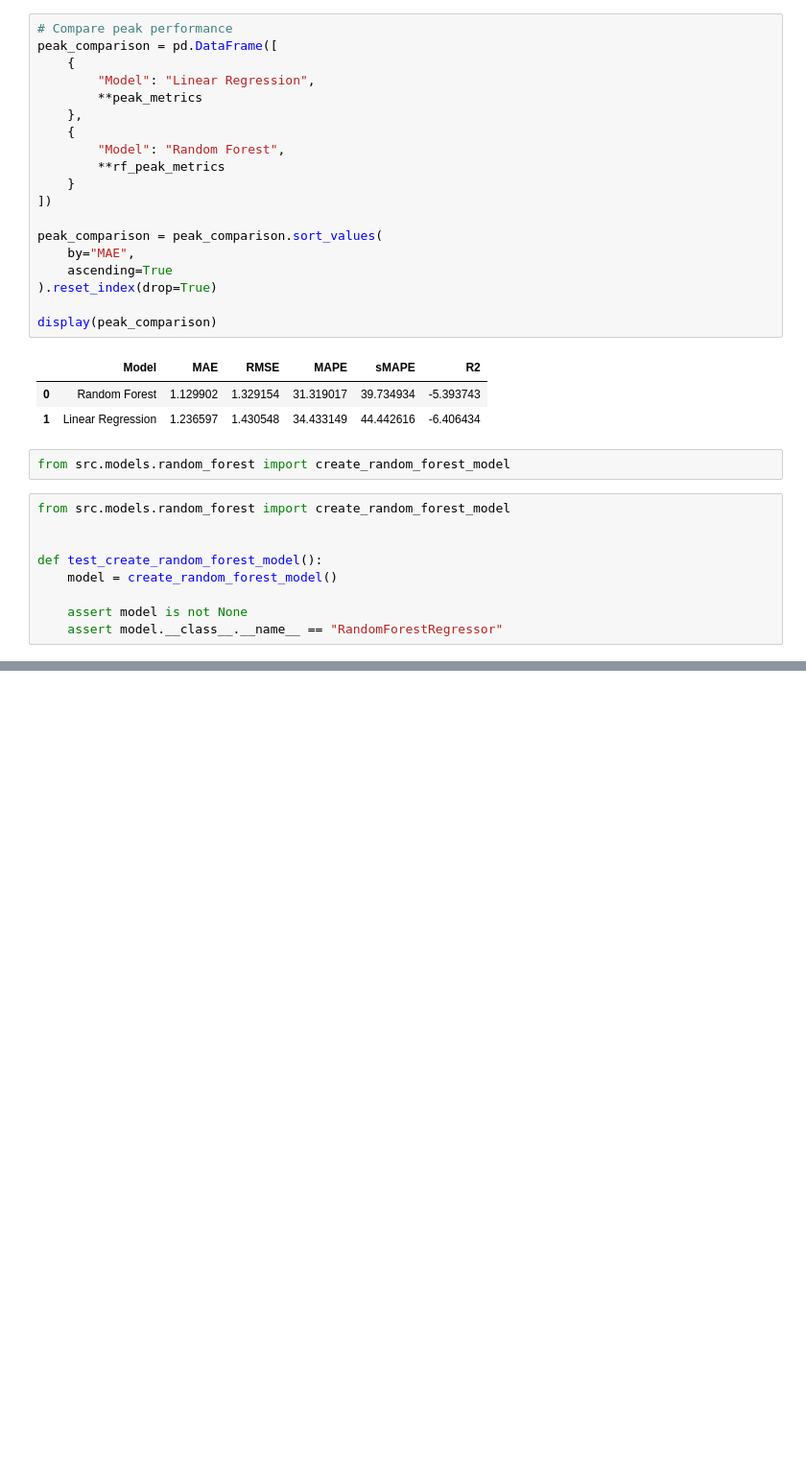
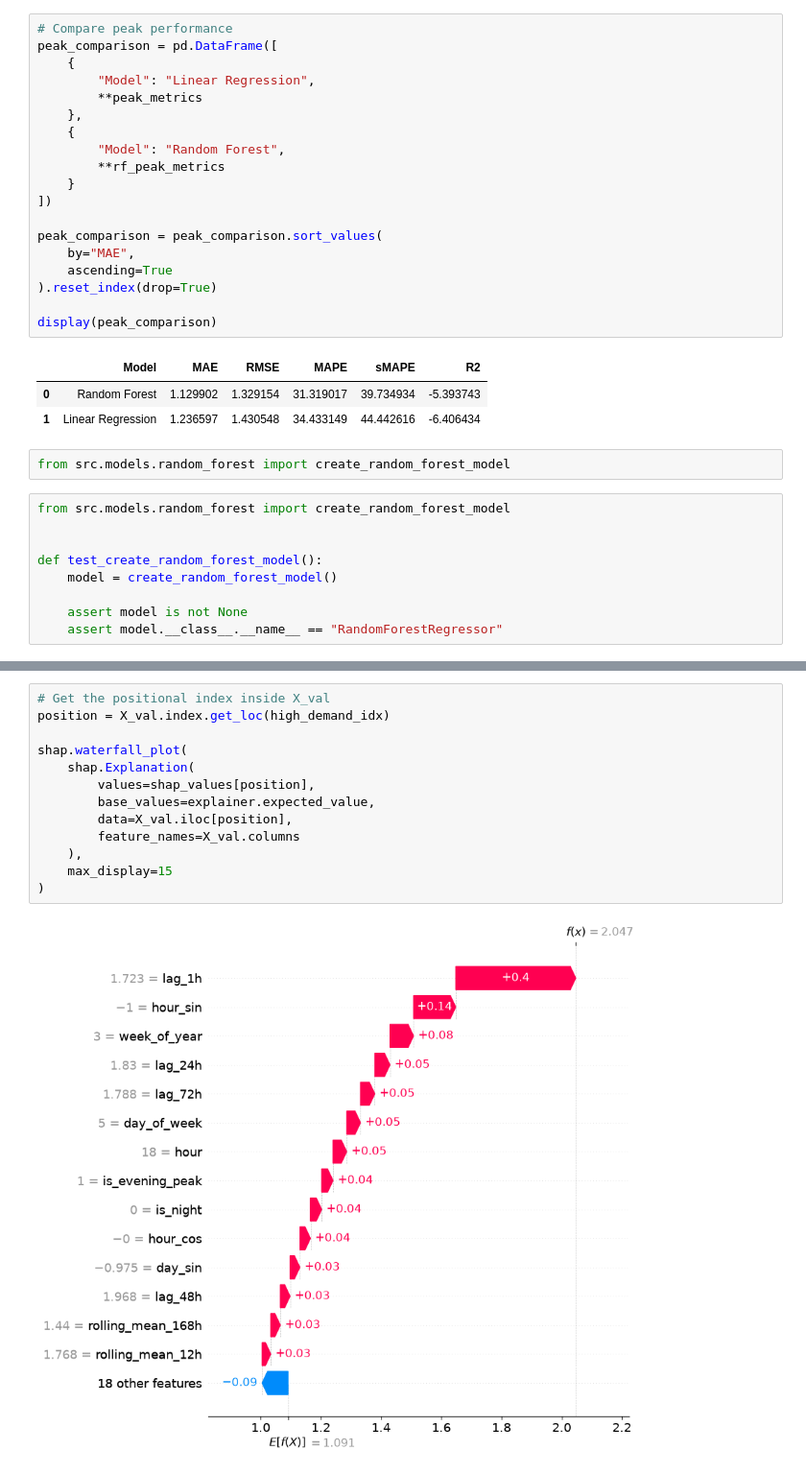
Before and after one commit to Dumi96/ML-Based-Electricity-Demand-Forecasting-Consumption-Anomaly-Detection-for-Smart-Homes, a Jupyter notebook: notebooks/01_data_ingestion_and_quality.ipynb, the cells around one changed output, grey strips where cells are left out. Shown at 96% size. Saved outputs shown, nothing was run; the diff lists cells and outputs as text; blank space fills up the shorter version.

```diff
--- a/notebooks/01_data_ingestion_and_quality.ipynb
+++ b/notebooks/01_data_ingestion_and_quality.ipynb
@@ -3240,0 +4750,15 @@ def test_create_random_forest_model():
+# %%
+# Get the positional index inside X_val
+position = X_val.index.get_loc(high_demand_idx)
+
+shap.waterfall_plot(
+    shap.Explanation(
+        values=shap_values[position],
+        base_values=explainer.expected_value,
+        data=X_val.iloc[position],
+        feature_names=X_val.columns
+    ),
+    max_display=15
+)
+# %% [output]
+[figure, added]
```
Also changed, not shown: parts of 155 cells of this notebook, 16 other files.
